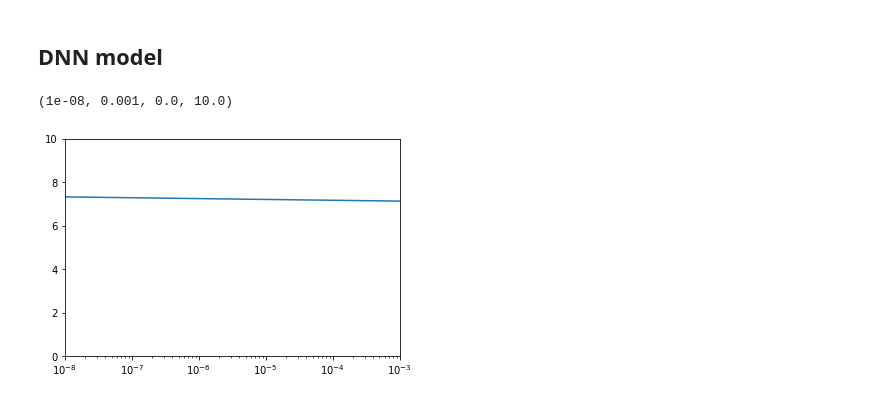
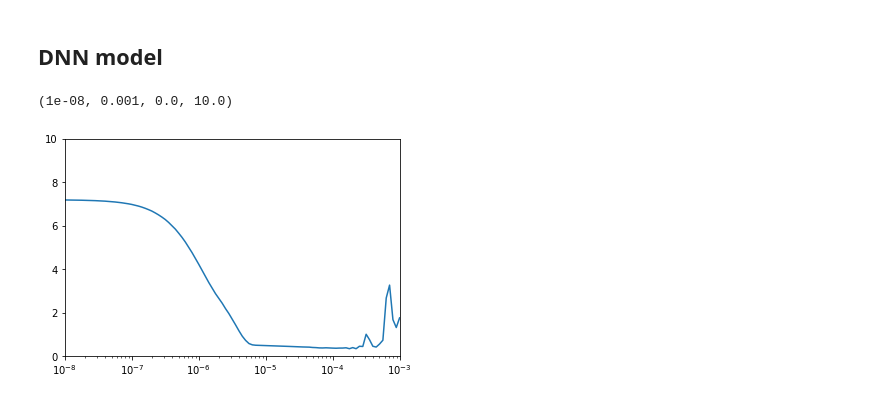
Before and after one commit to sebastjancizel/ml-for-finance, a Jupyter notebook: time_series/time_series_with_dnn.ipynb, the cells around one changed output. Cells and saved outputs as stored; diff of their text form; code cells hidden in the pictures.

```diff
--- a/time_series/time_series_with_dnn.ipynb
+++ b/time_series/time_series_with_dnn.ipynb
@@ -89,7 +89,7 @@ dnn_model = Sequential([
 ])
 
 lr_schedule = keras.callbacks.LearningRateScheduler(
-    lambda epoch: 1e-8 * 10**(epoch/5)
+    lambda epoch: 1e-8 * 10**(epoch/15)
 )
 
 optimizer = keras.optimizers.SGD(lr=1e-8, momentum=0.9)
@@ -101,11 +101,11 @@ train_generator = prepare_data(train_data, look_back=look_back, batch_size=batch
 test_generator = prepare_data(test_data, look_back=look_back, batch_size=1)
 augmented_test_generator = prepare_data(augmented_test_data, look_back=look_back, batch_size=1)
 
-history = dnn_model.fit(train_generator, epochs=500, verbose=0)
+history = dnn_model.fit(train_generator, epochs=500, verbose=0, callbacks=[lr_schedule])
 # %%
-lrs = 1e-8 * (10 ** (np.arange(400) / 20))
-plt.semilogx(lrs, history.history["loss"][100:])
+lrs = 1e-8 * (10 ** (np.arange(500) / 20))
+plt.semilogx(lrs, history.history["loss"][:])
 plt.axis([1e-8, 1e-3, 0, 10])
 # %% [output]
 (1e-08, 0.001, 0.0, 10.0)
-[figure, old version]
+[figure, new version]
```
Also changed, not shown: parts of 4 cells of this notebook, 1 other file.
